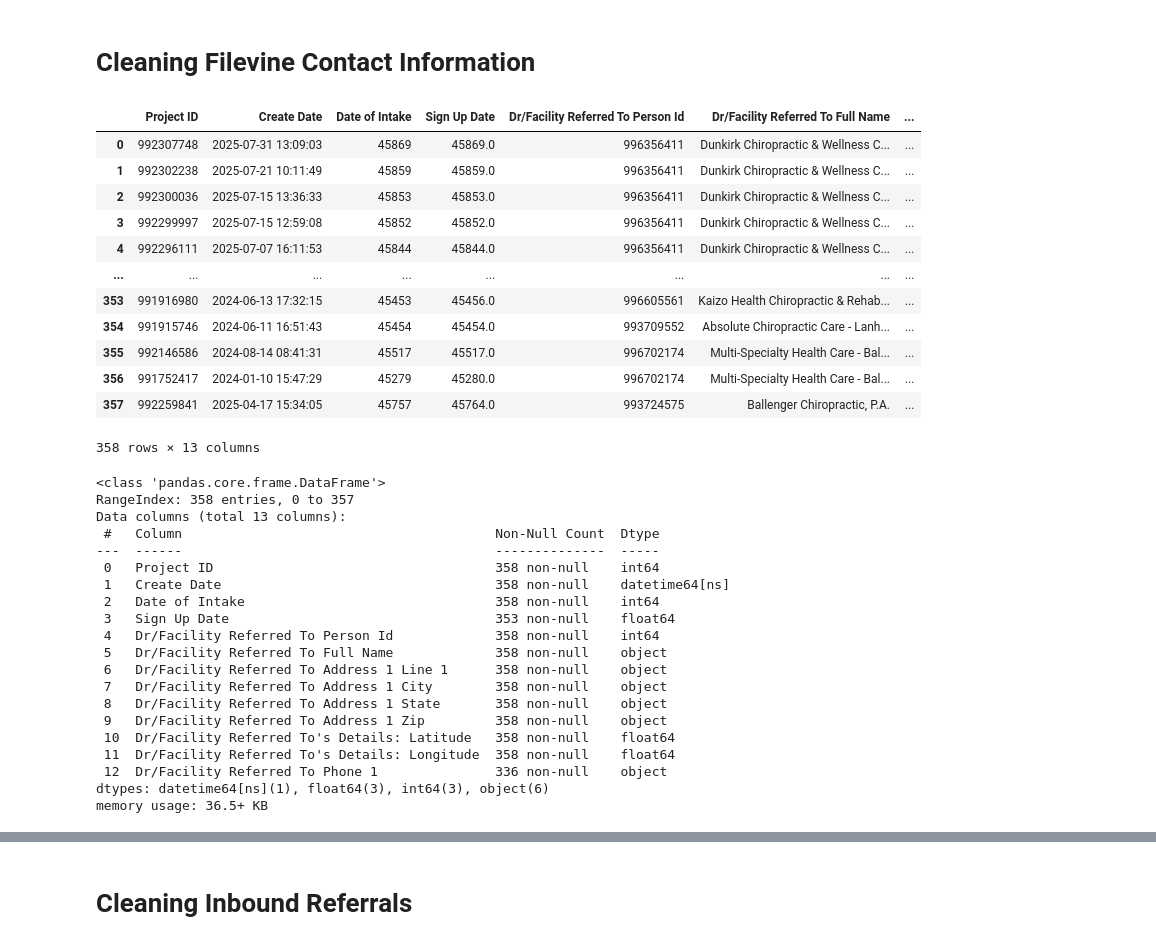
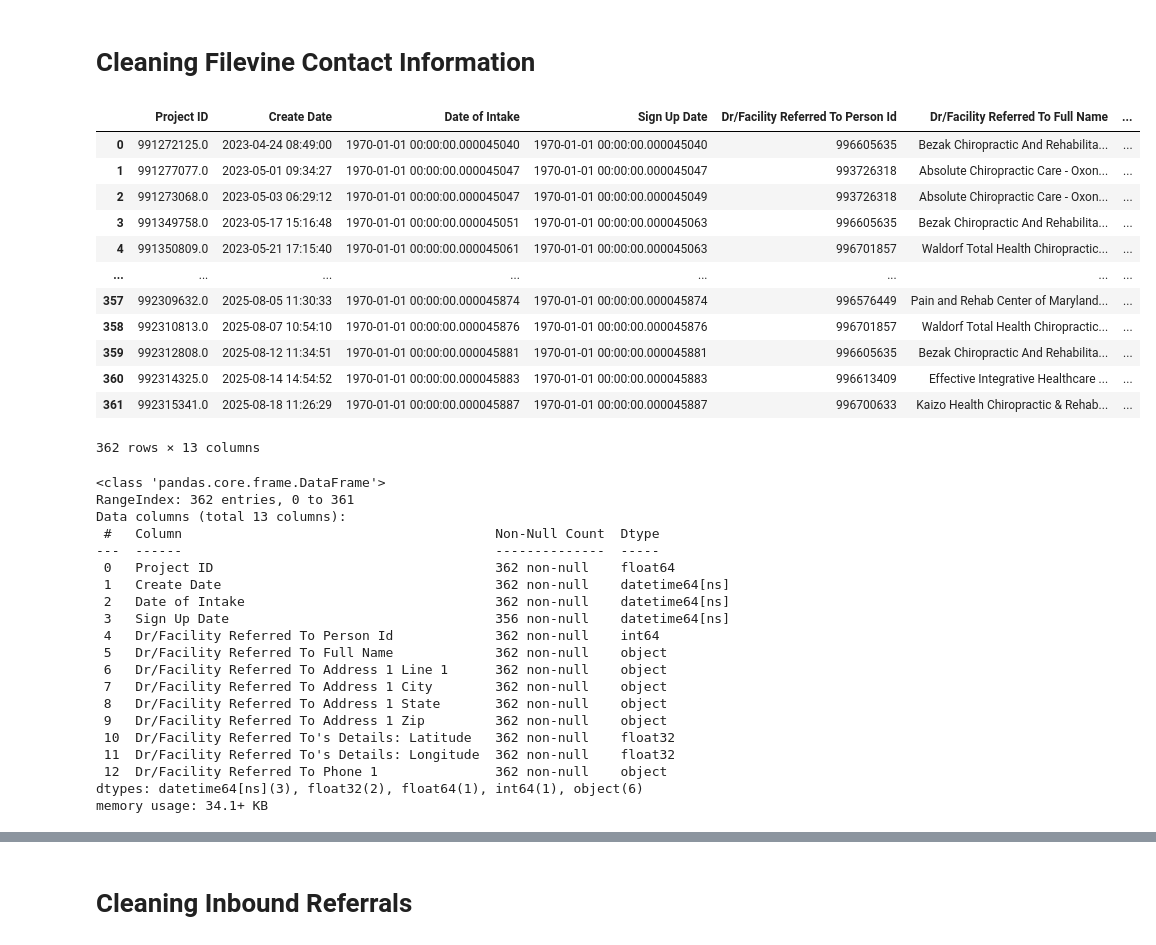
Before and after one commit to The-Jaklitsch-Law-Group/JLG_Provider_Recommender, a Jupyter notebook: prepare_contacts/contact_cleaning.ipynb, the cells around one changed output, grey strips where cells are left out. Drawn from its saved outputs; the diff is of its cells as text; code cells hidden in the pictures.

```diff
--- a/prepare_contacts/contact_cleaning.ipynb
+++ b/prepare_contacts/contact_cleaning.ipynb
@@ -4,45 +4,46 @@
 import numpy as np
 import pandas as pd
 # %%
-df_out = pd.read_excel('./data/List of Contacts - Referrals - Outbound.xlsx')
+# df_out = pd.read_excel('./data/List of Contacts - Referrals - Outbound.xlsx')
+df_out = pd.read_parquet('./data/Referrals_App_Outbound.parquet')
 df_out
 # %% [output]
 |  | Project ID | Create Date | Date of Intake | Sign Up Date | Dr/Facility Referred To Person Id | Dr/Facility Referred To Full Name | ... |
-| 0 | 992307748 | 2025-07-31 13:09:03 | 45869 | 45869.0 | 996356411 | Dunkirk Chiropractic & Wellness C... | ... |
-| 1 | 992302238 | 2025-07-21 10:11:49 | 45859 | 45859.0 | 996356411 | Dunkirk Chiropractic & Wellness C... | ... |
-| 2 | 992300036 | 2025-07-15 13:36:33 | 45853 | 45853.0 | 996356411 | Dunkirk Chiropractic & Wellness C... | ... |
-| 3 | 992299997 | 2025-07-15 12:59:08 | 45852 | 45852.0 | 996356411 | Dunkirk Chiropractic & Wellness C... | ... |
-| 4 | 992296111 | 2025-07-07 16:11:53 | 45844 | 45844.0 | 996356411 | Dunkirk Chiropractic & Wellness C... | ... |
+| 0 | 991272125.0 | 2023-04-24 08:49:00 | 1970-01-01 00:00:00.000045040 | 1970-01-01 00:00:00.000045040 | 996605635 | Bezak Chiropractic And Rehabilita... | ... |
+| 1 | 991277077.0 | 2023-05-01 09:34:27 | 1970-01-01 00:00:00.000045047 | 1970-01-01 00:00:00.000045047 | 993726318 | Absolute Chiropractic Care - Oxon... | ... |
+| 2 | 991273068.0 | 2023-05-03 06:29:12 | 1970-01-01 00:00:00.000045047 | 1970-01-01 00:00:00.000045049 | 993726318 | Absolute Chiropractic Care - Oxon... | ... |
+| 3 | 991349758.0 | 2023-05-17 15:16:48 | 1970-01-01 00:00:00.000045051 | 1970-01-01 00:00:00.000045063 | 996605635 | Bezak Chiropractic And Rehabilita... | ... |
+| 4 | 991350809.0 | 2023-05-21 17:15:40 | 1970-01-01 00:00:00.000045061 | 1970-01-01 00:00:00.000045063 | 996701857 | Waldorf Total Health Chiropractic... | ... |
 | ... | ... | ... | ... | ... | ... | ... | ... |
-| 353 | 991916980 | 2024-06-13 17:32:15 | 45453 | 45456.0 | 996605561 | Kaizo Health Chiropractic & Rehab... | ... |
-| 354 | 991915746 | 2024-06-11 16:51:43 | 45454 | 45454.0 | 993709552 | Absolute Chiropractic Care - Lanh... | ... |
-| 355 | 992146586 | 2024-08-14 08:41:31 | 45517 | 45517.0 | 996702174 | Multi-Specialty Health Care - Bal... | ... |
-| 356 | 991752417 | 2024-01-10 15:47:29 | 45279 | 45280.0 | 996702174 | Multi-Specialty Health Care - Bal... | ... |
-| 357 | 992259841 | 2025-04-17 15:34:05 | 45757 | 45764.0 | 993724575 | Ballenger Chiropractic, P.A. | ... |
+| 357 | 992309632.0 | 2025-08-05 11:30:33 | 1970-01-01 00:00:00.000045874 | 1970-01-01 00:00:00.000045874 | 996576449 | Pain and Rehab Center of Maryland... | ... |
+| 358 | 992310813.0 | 2025-08-07 10:54:10 | 1970-01-01 00:00:00.000045876 | 1970-01-01 00:00:00.000045876 | 996701857 | Waldorf Total Health Chiropractic... | ... |
+| 359 | 992312808.0 | 2025-08-12 11:34:51 | 1970-01-01 00:00:00.000045881 | 1970-01-01 00:00:00.000045881 | 996605635 | Bezak Chiropractic And Rehabilita... | ... |
+| 360 | 992314325.0 | 2025-08-14 14:54:52 | 1970-01-01 00:00:00.000045883 | 1970-01-01 00:00:00.000045883 | 996613409 | Effective Integrative Healthcare ... | ... |
+| 361 | 992315341.0 | 2025-08-18 11:26:29 | 1970-01-01 00:00:00.000045887 | 1970-01-01 00:00:00.000045887 | 996700633 | Kaizo Health Chiropractic & Rehab... | ... |
-358 rows × 13 columns
+362 rows × 13 columns
 # %%
 df_out.info()
 # %% [output]
 <class 'pandas.core.frame.DataFrame'>
-RangeIndex: 358 entries, 0 to 357
+RangeIndex: 362 entries, 0 to 361
 Data columns (total 13 columns):
  #   Column                                        Non-Null Count  Dtype
 ---  ------                                        --------------  -----
- 0   Project ID                                    358 non-null    int64
- 1   Create Date                                   358 non-null    datetime64[ns]
- 2   Date of Intake                                358 non-null    int64
- 3   Sign Up Date                                  353 non-null    float64
- 4   Dr/Facility Referred To Person Id             358 non-null    int64
- 5   Dr/Facility Referred To Full Name             358 non-null    object
- 6   Dr/Facility Referred To Address 1 Line 1      358 non-null    object
- 7   Dr/Facility Referred To Address 1 City        358 non-null    object
- 8   Dr/Facility Referred To Address 1 State       358 non-null    object
- 9   Dr/Facility Referred To Address 1 Zip         358 non-null    object
- 10  Dr/Facility Referred To's Details: Latitude   358 non-null    float64
- 11  Dr/Facility Referred To's Details: Longitude  358 non-null    float64
- 12  Dr/Facility Referred To Phone 1               336 non-null    object
-dtypes: datetime64[ns](1), float64(3), int64(3), object(6)
-memory usage: 36.5+ KB
+ 0   Project ID                                    362 non-null    float64
+ 1   Create Date                                   362 non-null    datetime64[ns]
+ 2   Date of Intake                                362 non-null    datetime64[ns]
+ 3   Sign Up Date                                  356 non-null    datetime64[ns]
+ 4   Dr/Facility Referred To Person Id             362 non-null    int64
+ 5   Dr/Facility Referred To Full Name             362 non-null    object
+ 6   Dr/Facility Referred To Address 1 Line 1      362 non-null    object
+ 7   Dr/Facility Referred To Address 1 City        362 non-null    object
+ 8   Dr/Facility Referred To Address 1 State       362 non-null    object
+ 9   Dr/Facility Referred To Address 1 Zip         362 non-null    object
+ 10  Dr/Facility Referred To's Details: Latitude   362 non-null    float32
+ 11  Dr/Facility Referred To's Details: Longitude  362 non-null    float32
+ 12  Dr/Facility Referred To Phone 1               362 non-null    object
+dtypes: datetime64[ns](3), float32(2), float64(1), int64(1), object(6)
+memory usage: 34.1+ KB
 # %%
 str_cols = ['Dr/Facility Referred To Full Name',
             'Dr/Facility Referred To Address 1 Line 1',
```
Also changed, not shown: parts of 5 cells of this notebook, 14 other files.
